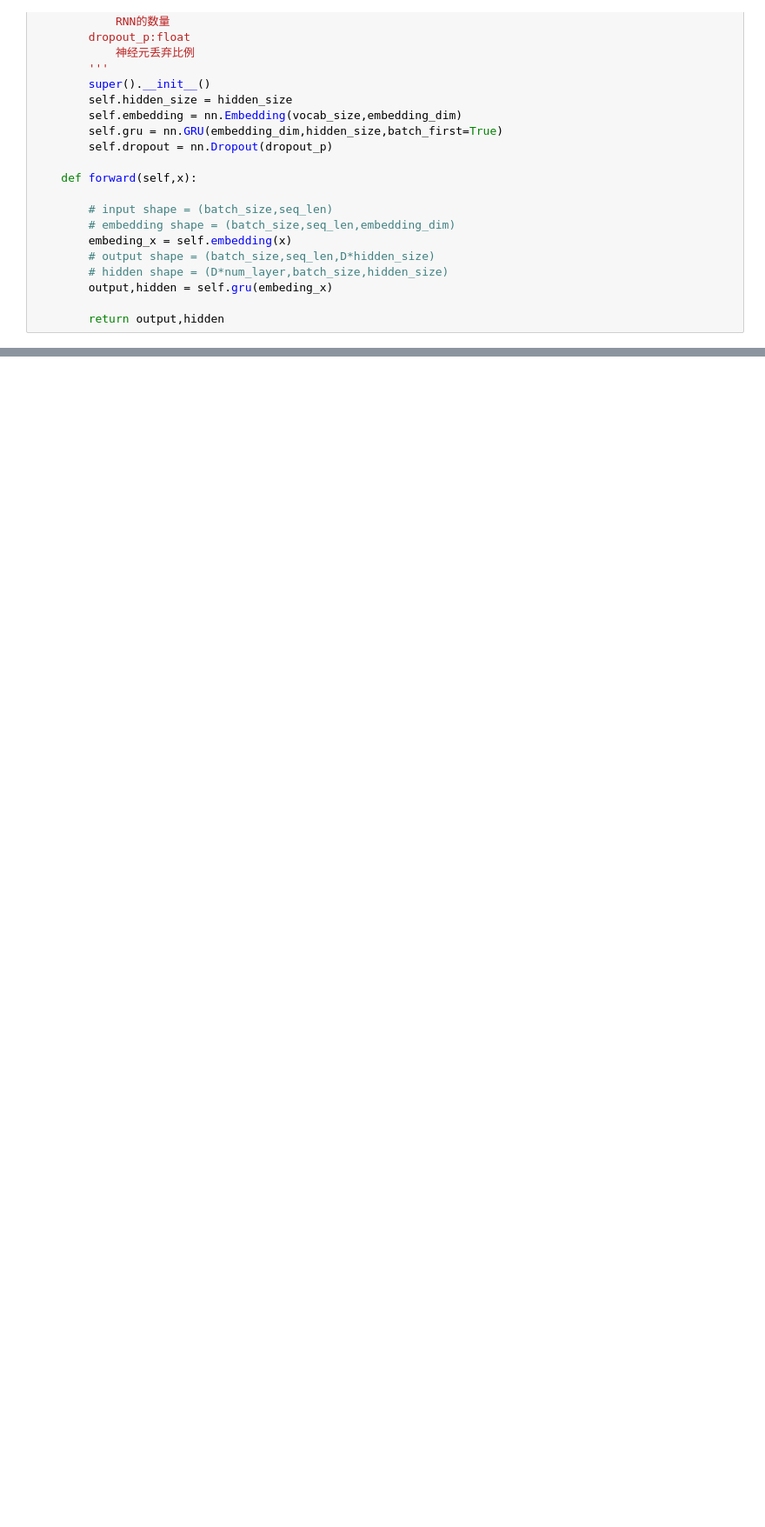
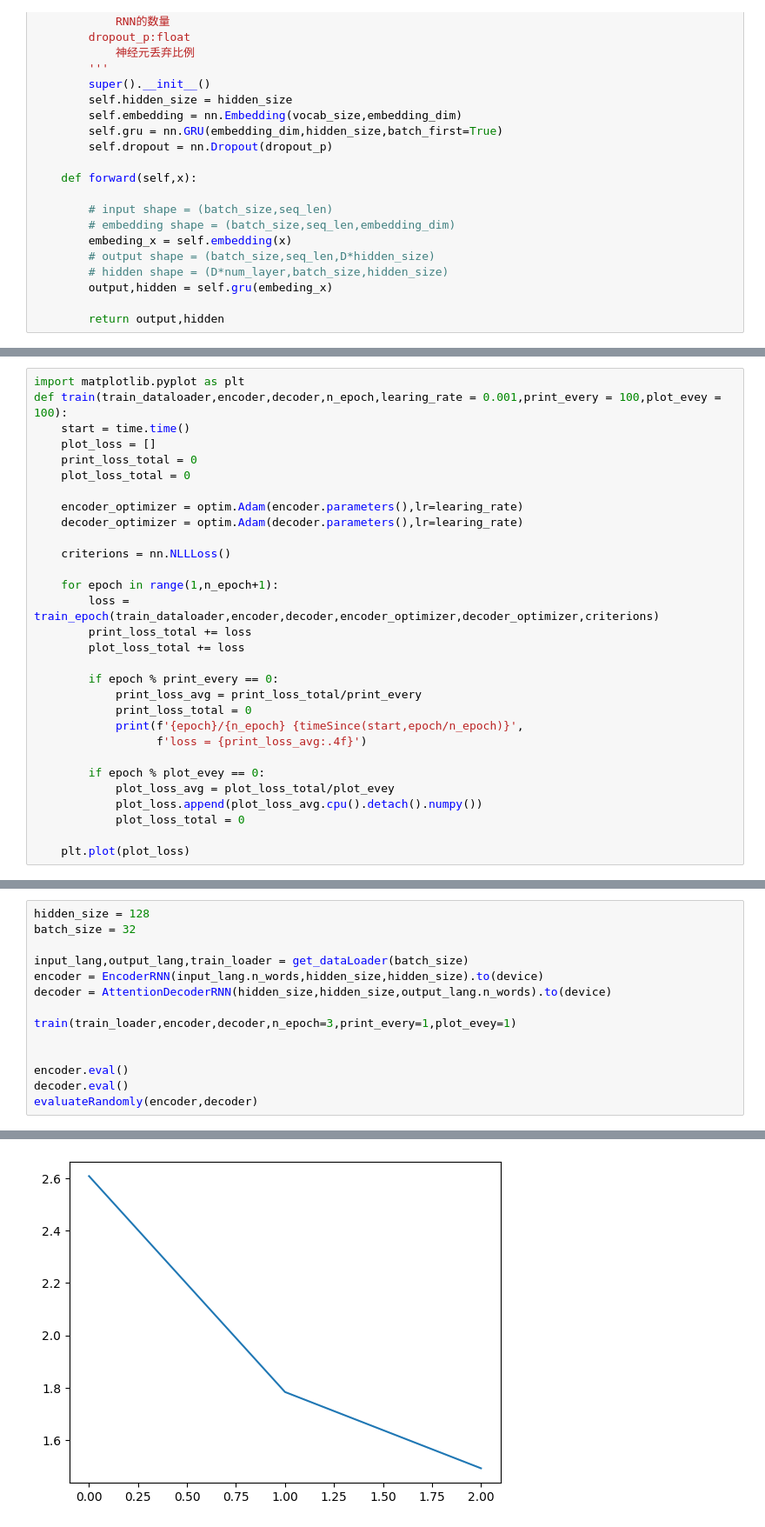
Before and after one commit to co-LMAI/LMAI_study, a Jupyter notebook: 05 深度学习/07 seq2seq.ipynb, the cells around one changed output, grey strips where cells are left out. Shown at 87% size. Cells and saved outputs as stored; diff of their text form; blank space fills up the shorter version.

```diff
--- a/05 深度学习/07 seq2seq.ipynb
+++ b/05 深度学习/07 seq2seq.ipynb
@@ -290,0 +669,30 @@ class Decoder(nn.Module):
+# %%
+import matplotlib.pyplot as plt
+def train(train_dataloader,encoder,decoder,n_epoch,learing_rate = 0.001,print_every = 100,plot_evey = 100):
+    start = time.time()
+    plot_loss = []
+    print_loss_total = 0
+    plot_loss_total = 0
+
+    encoder_optimizer = optim.Adam(encoder.parameters(),lr=learing_rate)
+    decoder_optimizer = optim.Adam(decoder.parameters(),lr=learing_rate)
+
+    criterions = nn.NLLLoss()
+
+    for epoch in range(1,n_epoch+1):
+        loss = train_epoch(train_dataloader,encoder,decoder,encoder_optimizer,decoder_optimizer,criterions)
+        print_loss_total += loss
+        plot_loss_total += loss
+
+        if epoch % print_every == 0:
+            print_loss_avg = print_loss_total/print_every
+            print_loss_total = 0
+            print(f'{epoch}/{n_epoch} {timeSince(start,epoch/n_epoch)}',
+                  f'loss = {print_loss_avg:.4f}')
+
+        if epoch % plot_evey == 0:
+            plot_loss_avg = plot_loss_total/plot_evey
+            plot_loss.append(plot_loss_avg.cpu().detach().numpy())
+            plot_loss_total = 0
+
+    plt.plot(plot_loss)
@@ -290,0 +734,15 @@ class Decoder(nn.Module):
+# %%
+hidden_size = 128
+batch_size = 32
+
+input_lang,output_lang,train_loader = get_dataLoader(batch_size)
+encoder = EncoderRNN(input_lang.n_words,hidden_size,hidden_size).to(device)
+decoder = AttentionDecoderRNN(hidden_size,hidden_size,output_lang.n_words).to(device)
+
+train(train_loader,encoder,decoder,n_epoch=3,print_every=1,plot_evey=1)
+
+
+encoder.eval()
+decoder.eval()
+evaluateRandomly(encoder,decoder)
+# %% [output]
@@ -290,0 +767 @@ class Decoder(nn.Module):
+[figure, added]
```
Also changed, not shown: parts of 25 cells of this notebook, 22 other files.
